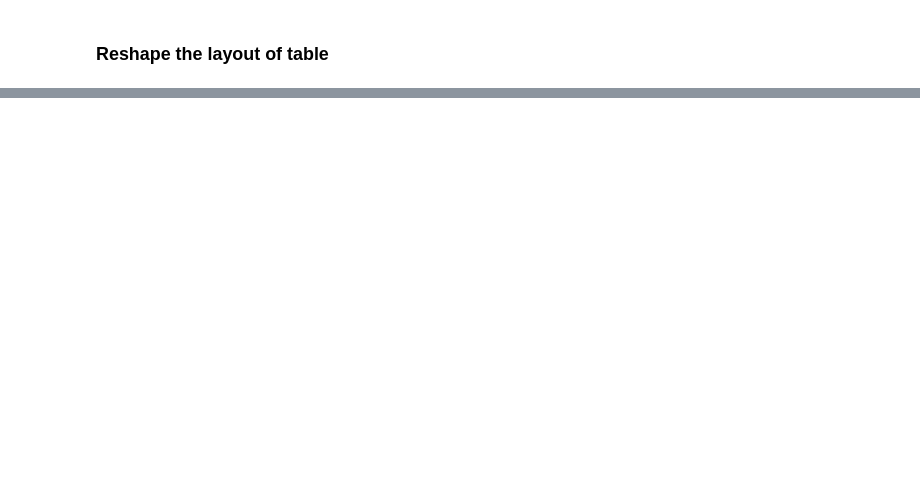
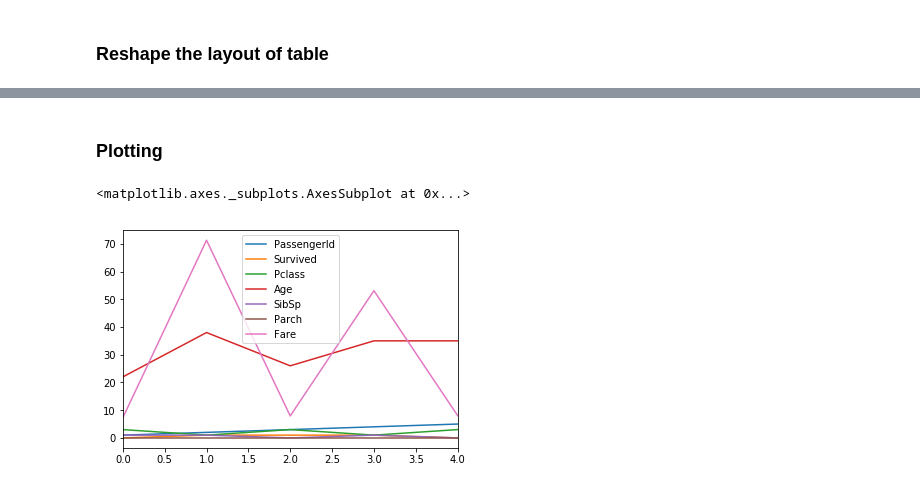
Before and after one commit to Sagarlatake/Pandas-End-to-End-Tuts, a Jupyter notebook: Pandas-Start-to-End-Indetail.ipynb, the cells around one changed output, grey strips where cells are left out. Drawn from its saved outputs; the diff is of its cells as text; code cells hidden in the pictures; blank space fills up the shorter version.

Commit message:
Pandas-Plots

```diff
--- a/Pandas-Start-to-End-Indetail.ipynb
+++ b/Pandas-Start-to-End-Indetail.ipynb
@@ -1064,0 +1163,7 @@ titanic.sort_values(by=["Age","Pclass"])
+# %% [markdown]
+### Plotting
+# %%
+titanic.head().plot()
+# %% [output]
+<matplotlib.axes._subplots.AxesSubplot at 0x...>
+[figure, added]
```
Also changed, not shown: parts of 25 cells of this notebook, 1 other file.
